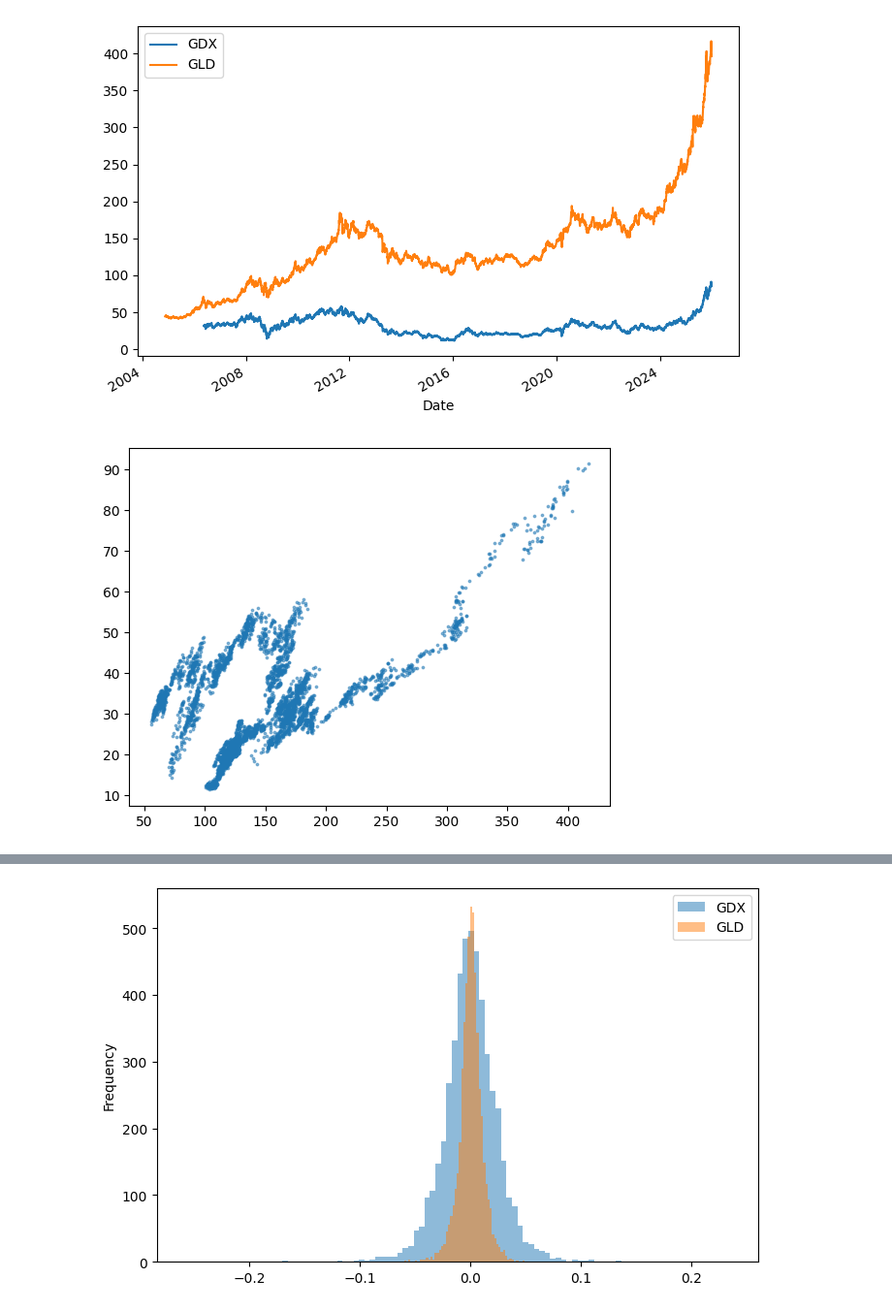
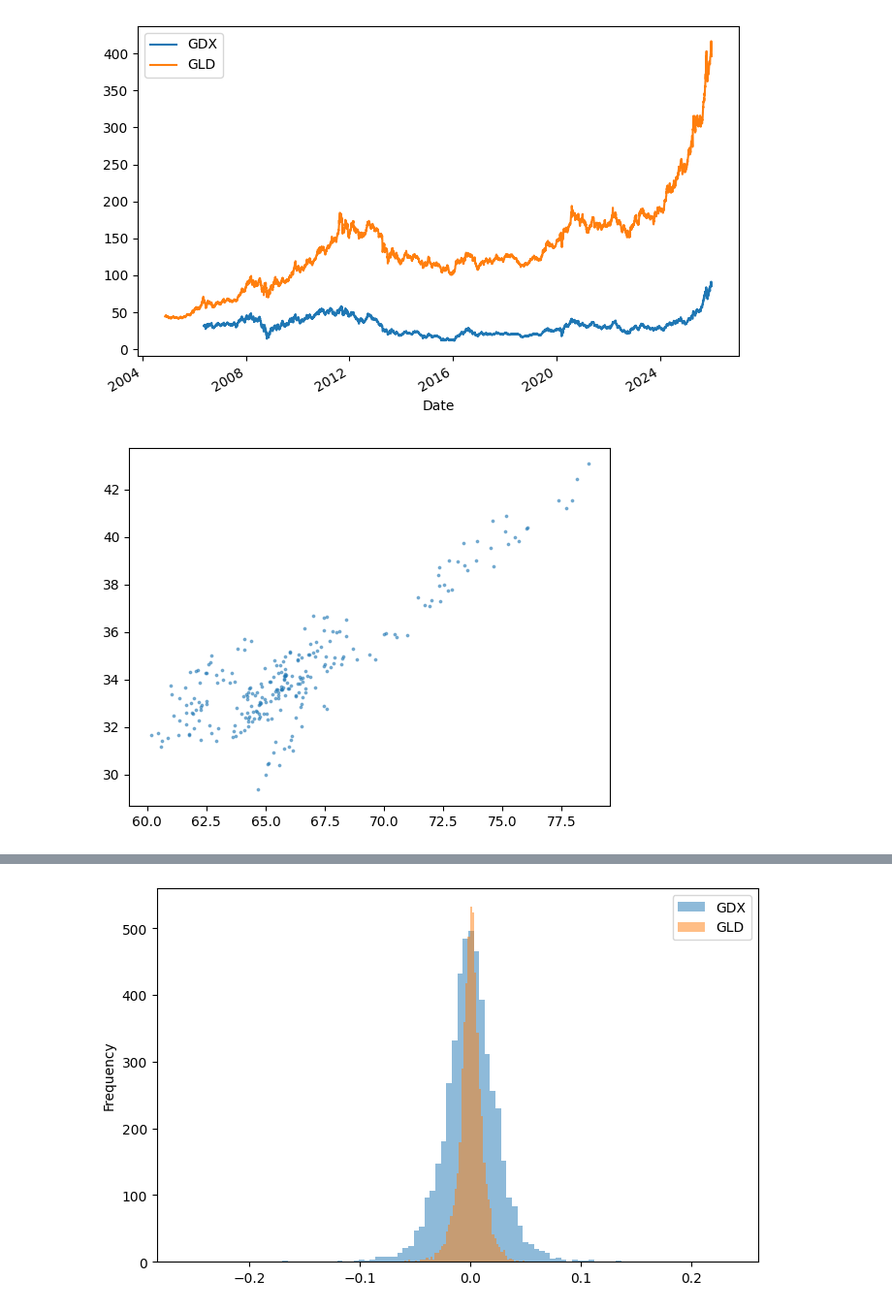
Before and after one commit to dhu23/alchemy, a Jupyter notebook: research/gdx_gdl.ipynb, the cells around one changed output, grey strips where cells are left out. Shown at 97% size. Saved outputs shown, nothing was run; the diff lists cells and outputs as text; code cells hidden in the pictures.

```diff
--- a/research/gdx_gdl.ipynb
+++ b/research/gdx_gdl.ipynb
@@ -16,6 +17,6 @@ plt.show();
 # %% [output]
 [figure]
 # %%
-plt.scatter(x=gld_raw['Adj Close'], y=gdx_raw['Adj Close'], alpha=0.5, s=3);
+plt.scatter(x=gld_raw['Adj Close'].loc['2006-11-01': '2007-11-01'], y=gdx_raw['Adj Close'].loc['2006-11-01': '2007-11-01'], alpha=0.5, s=3);
 # %% [output]
-[figure, old version]
+[figure, new version]
```
Also changed, not shown: parts of 15 cells of this notebook, 1 other file.
